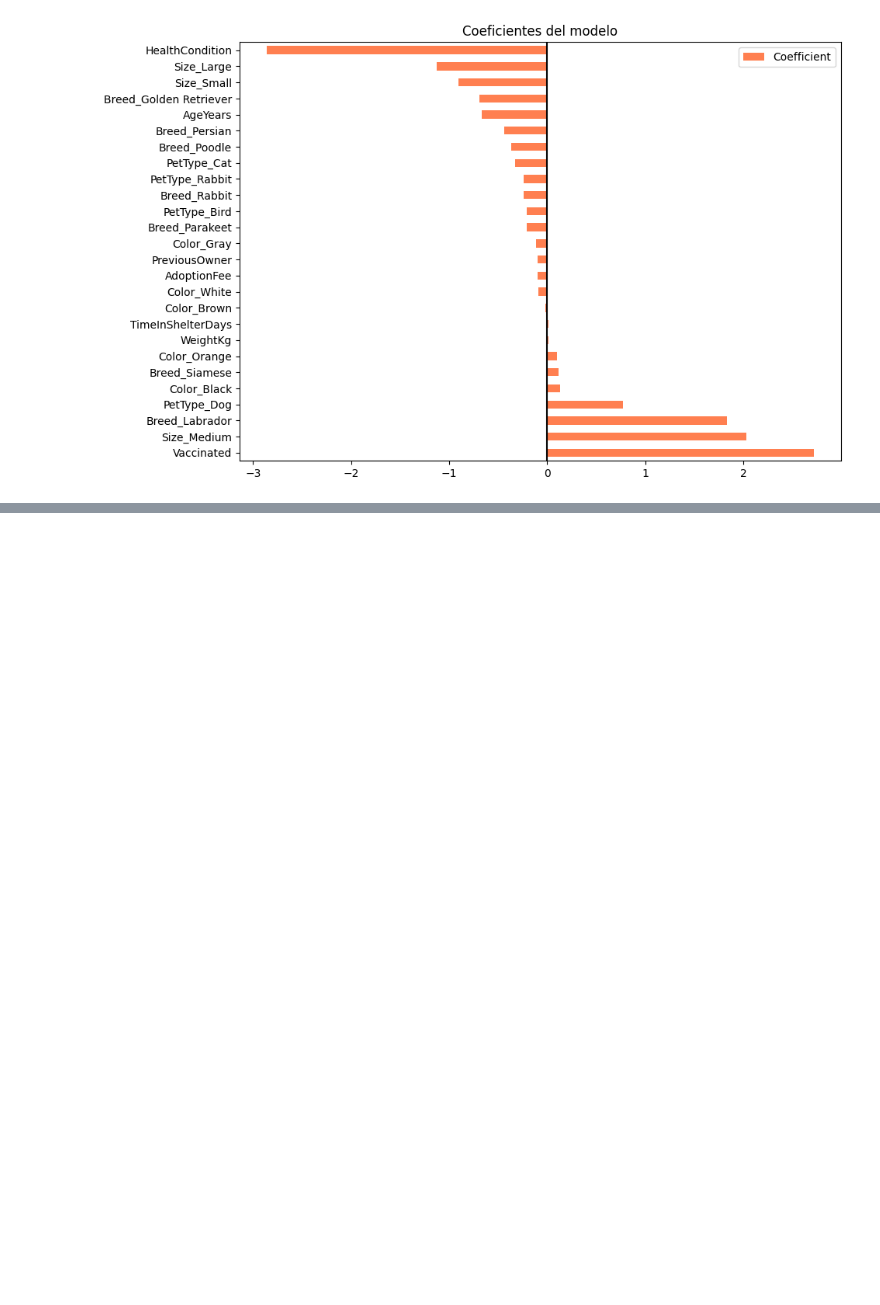
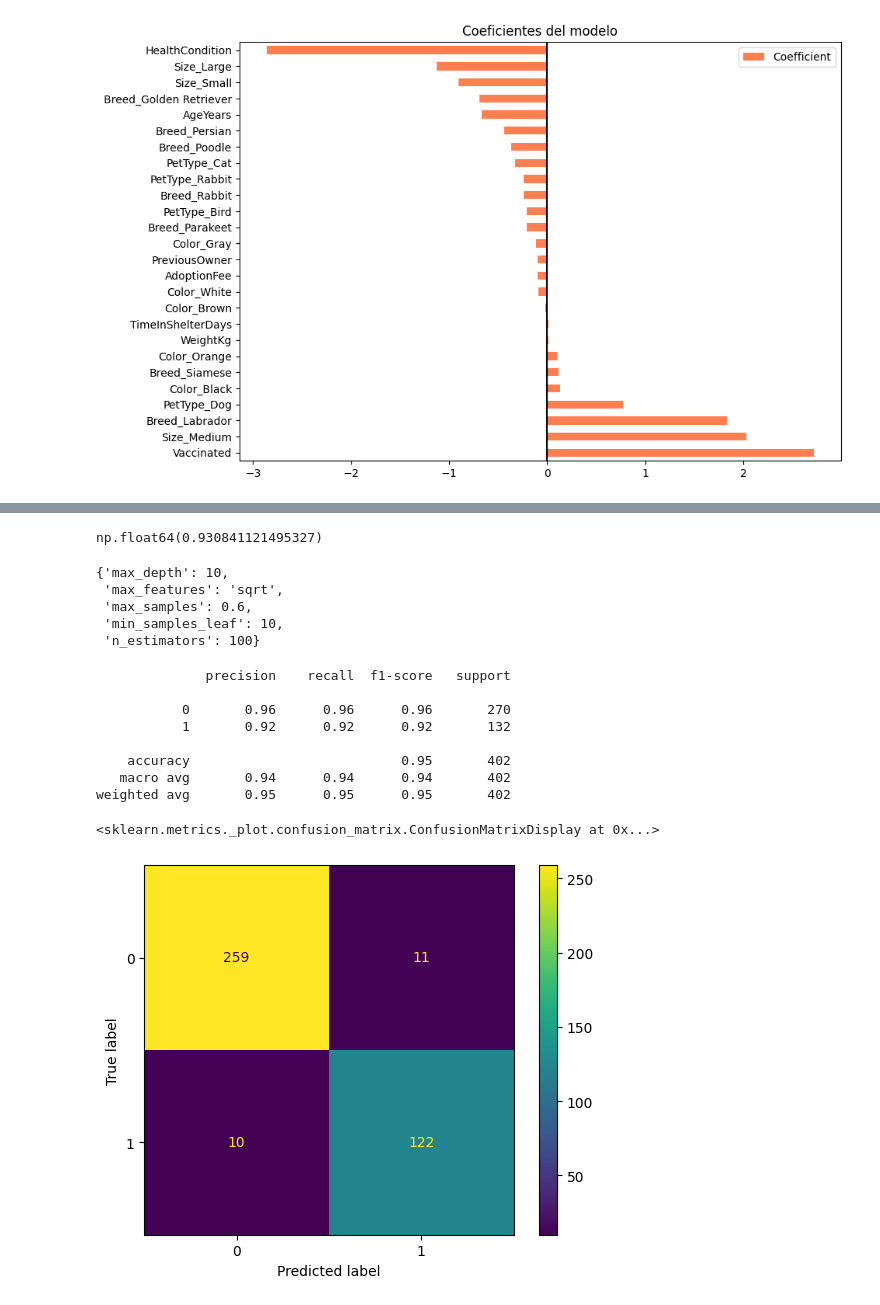
Before and after one commit to laurasalaslozano/ML_Prediccion_adopciones_Kaggel, a Jupyter notebook: notebooks/notebook_modelado.ipynb, the cells around one changed output, grey strips where cells are left out. Saved outputs shown, nothing was run; the diff lists cells and outputs as text; code cells hidden in the pictures; blank space fills up the shorter version.

```diff
--- a/notebooks/notebook_modelado.ipynb
+++ b/notebooks/notebook_modelado.ipynb
@@ -202,0 +291,10 @@ plt.show()
+# %%
+features = X_train.columns.to_list()
+
+scaler = StandardScaler()
+X_train = X_train[features]
+y_train = y_train.astype("int32")
+X_test = X_test[features]
+y_test = y_test.astype("int32")
+X_train_scaled = pd.DataFrame(scaler.fit_transform(X_train), columns= features)
+X_test_scaled = pd.DataFrame(scaler.transform(X_test), columns = features)
@@ -202,0 +319,12 @@ plt.show()
+# %%
+# Random Forest
+rf_clf.fit(X_train, y_train)
+
+# XGBoost
+xgb_clf.fit(X_train, y_train)
+
+# Árbol de decisión
+tree_clf.fit(X_train, y_train)
+
+# LGBM
+lgb_clf.fit(X_train, y_train)
@@ -202,0 +416,16 @@ plt.show()
+# %%
+params_grid = {
+    "n_estimators": [100,200,400],
+    "max_depth": [2,4,10],
+    "min_samples_leaf": [10,20,40],
+    "max_features": ["sqrt","log2",None],
+    "max_samples": [0.3,0.6,1]
+}
+
+rf_grid = GridSearchCV(rf_clf,
+                       param_grid= params_grid,
+                       cv = 3,
+                       scoring = "accuracy",
+                       n_jobs = -1)
+
+rf_grid.fit(X_train, y_train)
@@ -202,0 +444,27 @@ plt.show()
+# %%
+rf_grid.best_score_
+# %% [output]
+np.float64(0.930841121495327)
+# %%
+rf_grid.best_params_
+# %% [output]
+{'max_depth': 10,
+ 'max_features': 'sqrt',
+ 'max_samples': 0.6,
+ 'min_samples_leaf': 10,
+ 'n_estimators': 100}
+# %%
+y_pred = rf_grid.best_estimator_.predict(X_test)
+print(classification_report(y_test, y_pred))
+ConfusionMatrixDisplay.from_predictions(y_test, y_pred)
+# %% [output]
+              precision    recall  f1-score   support
+
+           0       0.96      0.96      0.96       270
+           1       0.92      0.92      0.92       132
+
+    accuracy                           0.95       402
+   macro avg       0.94      0.94      0.94       402
+weighted avg       0.95      0.95      0.95       402
+<sklearn.metrics._plot.confusion_matrix.ConfusionMatrixDisplay at 0x...>
+[figure, added]
```
Also changed, not shown: parts of 56 cells of this notebook, 12 other files.
